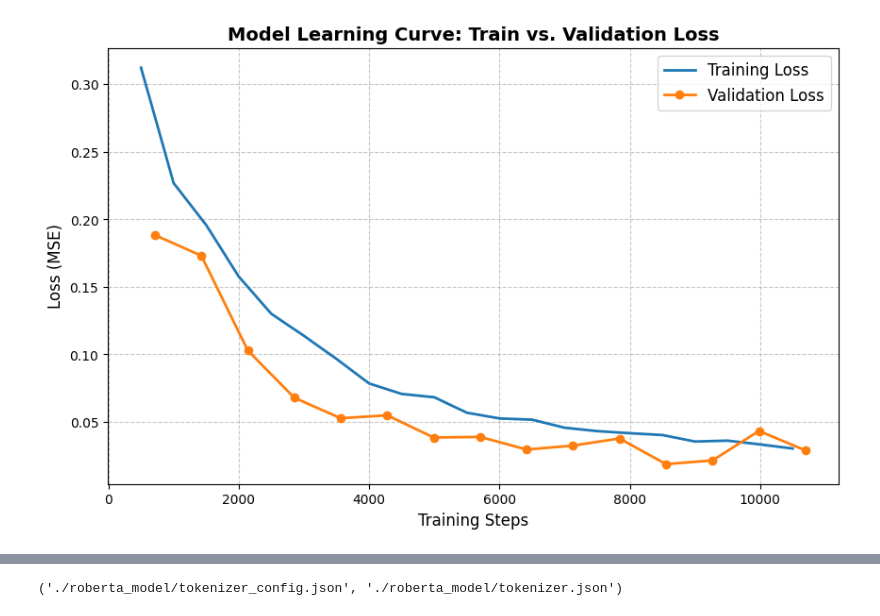
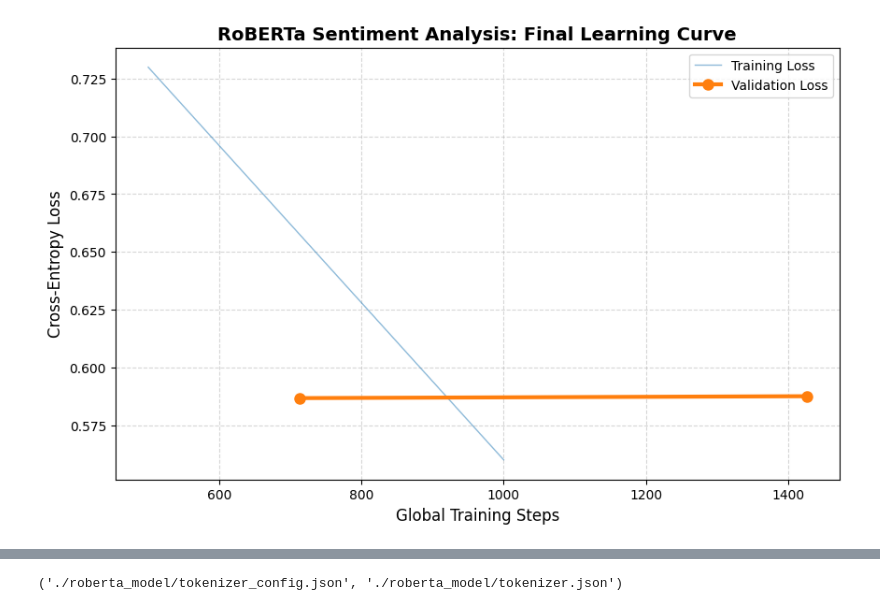
Before and after one commit to BryanNak/SentimentAnalysis, a Jupyter notebook: notebooks/sentiment_analysis.ipynb, the cells around one changed output, grey strips where cells are left out. Drawn from its saved outputs; the diff is of its cells as text; code cells hidden in the pictures.

Commit message:
updated sentiment analysis notebook for tweet sentiment analysis

```diff
--- a/notebooks/sentiment_analysis.ipynb
+++ b/notebooks/sentiment_analysis.ipynb
@@ -13,6 +13,7 @@ from transformers import (
 
 train_dataset = load_dataset("cardiffnlp/tweet_eval", 'sentiment', split='train')
 test_dataset = load_dataset("cardiffnlp/tweet_eval", 'sentiment', split='test')
+val_dataset = load_dataset("cardiffnlp/tweet_eval", 'sentiment', split='validation')
 
 columns_to_drop = [col for col in train_dataset.column_names if col not in ['text', 'label']]
 
@@ -23,8 +26,3 @@ def tokenize(batch):
-# %%
-from datasets import ClassLabel, Value
-
-train_dataset=train_dataset.cast_column('label', Value('float64'))
-test_dataset=test_dataset.cast_column('label', Value('float64'))
 # %%
 type(train_dataset['label'][0])
 # %% [output]
@@ -42,5 +30,8 @@ DatasetInfo(description='', citation='', homepage='', license='', features={'tex
 # %%
-# Format for PyTorch
+train_data = train_dataset.map(tokenize, batched=True)
+val_data = val_dataset.map(tokenize, batched=True)
+test_data = test_dataset.map(tokenize, batched=True)
+
 columns_to_keep = ['input_ids', 'attention_mask', 'label']
 train_data.set_format(type='torch', columns=columns_to_keep)
 val_data.set_format(type='torch', columns=columns_to_keep)
@@ -119,21 +240,44 @@ TrainOutput(global_step=10695, training_loss=0.09024619057447122, metrics={'trai
 # %%
-# Extract loss logs
-logs = trainer.state.log_history
-train_steps = [log['step'] for log in logs if 'loss' in log]
-train_loss = [log['loss'] for log in logs if 'loss' in log]
-eval_steps = [log['step'] for log in logs if 'eval_loss' in log]
-eval_loss = [log['eval_loss'] for log in logs if 'eval_loss' in log]
+import matplotlib.pyplot as plt
 
-# Plot Learning Curve
+# Get the logs
+history = final_trainer.state.log_history
+
+# Initialize our lists
+train_loss = []
+train_steps = []
+eval_loss = []
+eval_steps = []
+
+for entry in history:
+    # If the entry has 'loss', it's a training step update
+    if 'loss' in entry:
+        train_loss.append(entry['loss'])
+        train_steps.append(entry['step'])
+    # If the entry has 'eval_loss', it's an epoch milestone
+    elif 'eval_loss' in entry:
+        eval_loss.append(entry['eval_loss'])
+        eval_steps.append(entry['step'])
+
+# PLOTTING
 plt.figure(figsize=(10, 6))
-plt.plot(train_steps, train_loss, label='Training Loss', color='#1f77b4', linewidth=2)
-plt.plot(eval_steps, eval_loss, label='Validation Loss', color='#ff7f0e', linewidth=2, marker='o')
-plt.grid(True, linestyle='--', alpha=0.7)
-plt.title('Model Learning Curve: Train vs. Validation Loss', fontsize=14, fontweight='bold')
-plt.xlabel('Training Steps', fontsize=12)
-plt.ylabel('Loss (MSE)', fontsize=12)
-plt.legend(fontsize=12)
+
+# The Training line (Detailed)
+if train_loss:
+    plt.plot(train_steps, train_loss, label='Training Loss', color='#1f77b4', alpha=0.5, linewidth=1)
+else:
+    print("Warning: No Training Loss steps found. Did you set logging_steps=10?")
+
+# The Validation line (Milestones)
+if eval_loss:
+    plt.plot(eval_steps, eval_loss, label='Validation Loss', color='#ff7f0e', linewidth=3, marker='o', markersize=8)
+
+plt.title('RoBERTa Sentiment Analysis: Final Learning Curve', fontsize=14, fontweight='bold')
+plt.xlabel('Global Training Steps', fontsize=12)
+plt.ylabel('Cross-Entropy Loss', fontsize=12)
+plt.legend()
+plt.grid(True, linestyle='--', alpha=0.5)
 plt.show()
 # %% [output]
-[figure, old version]
+[figure, new version]
 # %%
```
Also changed, not shown: parts of 8 cells of this notebook.
